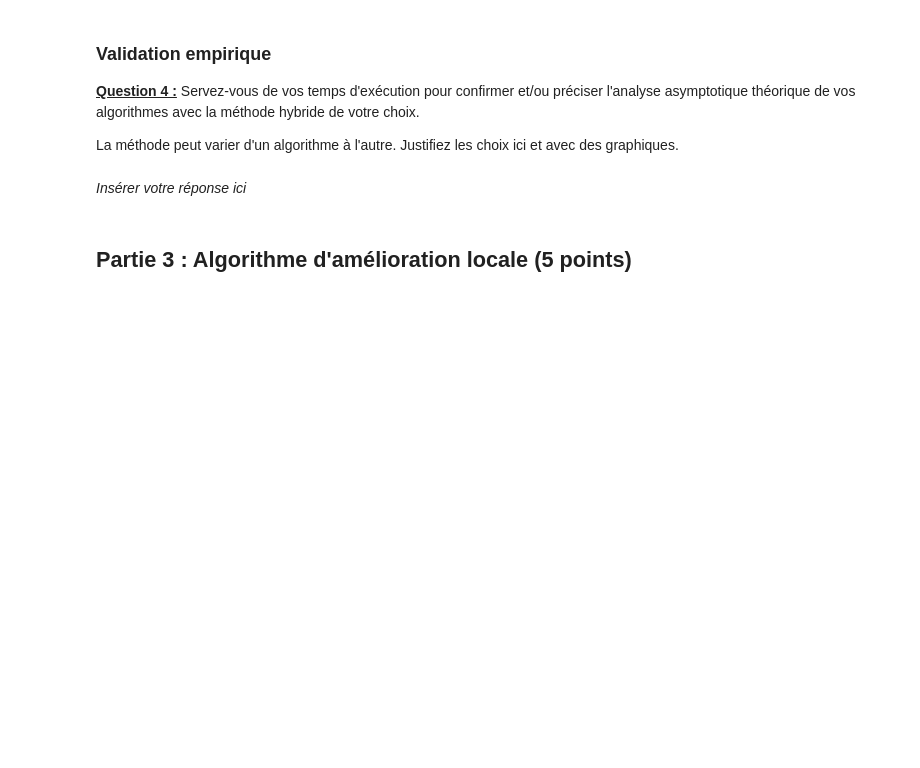
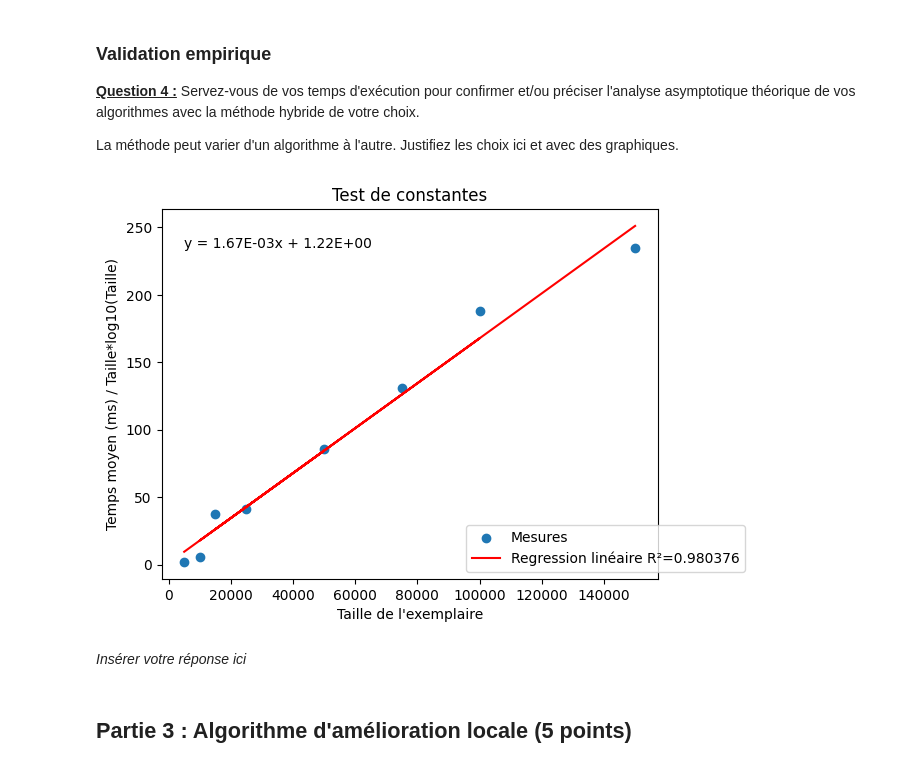
Before and after one commit to nath1416/Tp2-INF8775, a Jupyter notebook: TP2_H26_v3.ipynb, the cells around one changed output. Drawn from its saved outputs; the diff is of its cells as text; code cells hidden in the pictures; blank space fills up the shorter version.

```diff
--- a/TP2_H26_v3.ipynb
+++ b/TP2_H26_v3.ipynb
@@ -595,6 +595,14 @@ Taille               Somme                Temps moyen (ms)     Taux de succès
 <u>**Question 4 :**</u> Servez-vous de vos temps d'exécution pour confirmer et/ou préciser l'analyse asymptotique théorique de vos algorithmes avec la méthode hybride de votre choix.
 
 La méthode peut varier d'un algorithme à l'autre. Justifiez les choix ici et avec des graphiques.
+# %%
+data_dict_ratio = {measure.size * measure.total/2: measure.mean_time for measure in output}
+
+test_de_constantes(
+    data_dict_ratio, "Taille de l'exemplaire", "Temps moyen (ms) / Taille*log10(Taille)"
+)
+# %% [output]
+[figure, added]
 # %% [markdown]
 *Insérer votre réponse ici*
 # %% [markdown]
```
Also changed, not shown: parts of 1 cell of this notebook.
